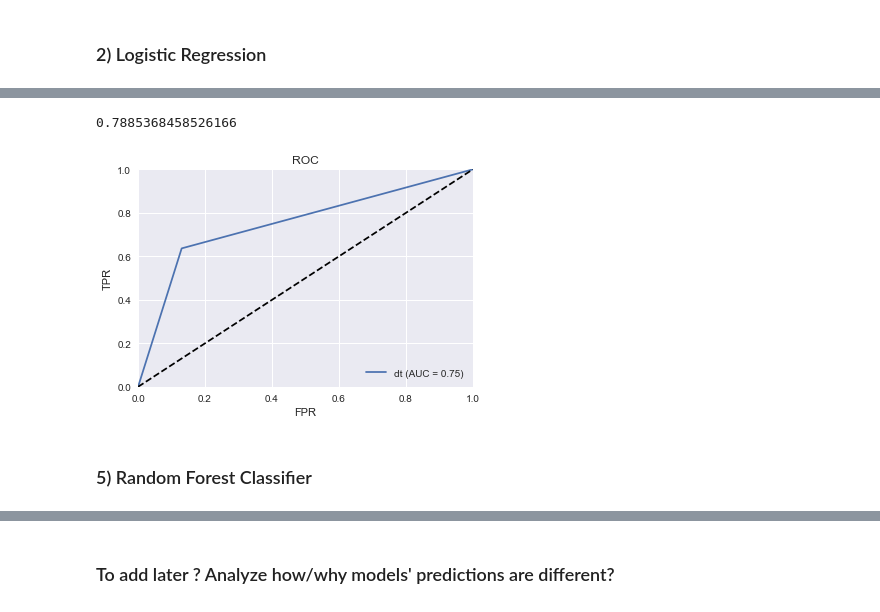
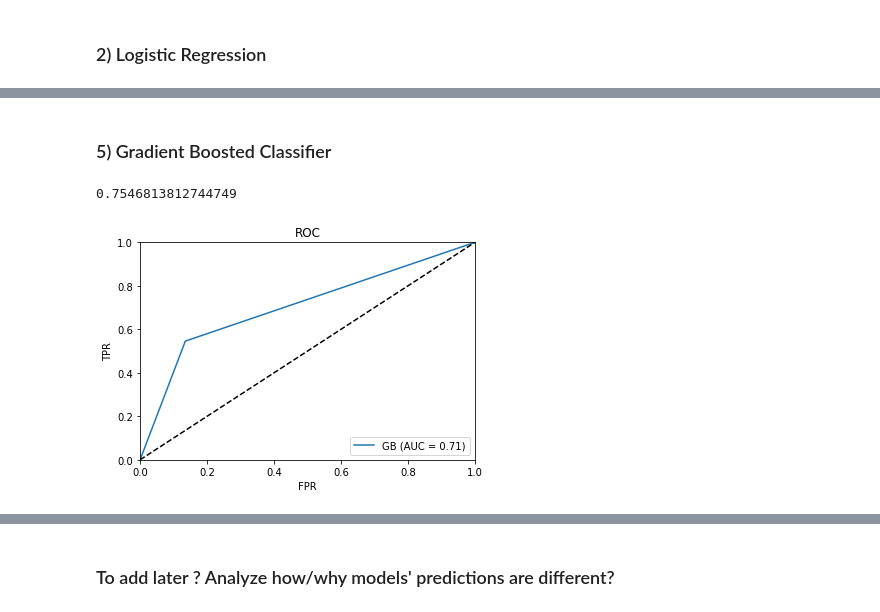
Before and after one commit to da1933/Carpe-Vinum, a Jupyter notebook: Wine Modeling.ipynb, the cells around one changed output, grey strips where cells are left out. Cells and saved outputs as stored; diff of their text form; code cells hidden in the pictures.

```diff
--- a/Wine Modeling.ipynb
+++ b/Wine Modeling.ipynb
@@ -122,8 +132,8 @@ plotAUC(testY['over90'],nb.predict(testX[features]),'Naive Bayes')
 #### b) Gaussian
 # %%
 gnb = GaussianNB()
-gnb.fit(trainX[features], trainY['over90'])
-gnb_preds=gnb.predict(testX[features])
-print(gnb.score(testX[features],testY['over90']))
-plotAUC(testY['over90'],gnb.predict(testX[features]),'Naive Bayes')
+gnb.fit(trainX, trainY['over90'])
+gnb_preds=gnb.predict(testX)
+print(gnb.score(testX,testY['over90']))
+plotAUC(testY['over90'],gnb.predict(testX),'Naive Bayes')
 # %% [output]
@@ -133,8 +143,8 @@ plotAUC(testY['over90'],gnb.predict(testX[features]),'Naive Bayes')
 ### 2) Logistic Regression
 # %%
 lr = LogisticRegression()
-lr.fit(trainX[features],trainY['over90'])
-lr_preds=lr.predict(testX[features])
-print(lr.score(testX[features],testY['over90']))
-plotAUC(testY['over90'],lr.predict(testX[features]),'LogReg')
+lr.fit(trainX,trainY['over90'])
+lr_preds=lr.predict(testX)
+print(lr.score(testX,testY['over90']))
+plotAUC(testY['over90'],lr.predict(testX),'LogReg')
 # %% [output]
@@ -145,7 +155,7 @@ plotAUC(testY['over90'],lr.predict(testX[features]),'LogReg')
 # %%
-knn = KNeighborsClassifier(n_neighbors=5)
-knn.fit(trainX[features],trainY['over90'])
-knn_preds=knn.predict(testX[features])
-print(knn.score(testX[features],testY['over90']))
-plotAUC(testY['over90'],knn.predict(testX[features]),'KNN')
+dt=DecisionTreeClassifier()
+dt.fit(trainX,trainY['over90'])
+dt_preds=dt.predict(testX)
+print(dt.score(testX,testY['over90']))
+plotAUC(testY['over90'],dt.predict(testX),'dt')
 # %% [output]
@@ -155,0 +166,6 @@ plotAUC(testY['over90'],knn.predict(testX[features]),'KNN')
+# %%
+rfc=RandomForestClassifier(criterion='entropy')
+rfc.fit(trainX,trainY['over90'])
+rfc_preds=rfc.predict(testX)
+print(rfc.score(testX,testY['over90']))
+plotAUC(testY['over90'],rfc.predict(testX),'RFC')
@@ -156,11 +175,11 @@ plotAUC(testY['over90'],knn.predict(testX[features]),'KNN')
+# %% [markdown]
+### 5) Gradient Boosted Classifier
 # %%
-dt=DecisionTreeClassifier()
-dt.fit(trainX[features],trainY['over90'])
-dt_preds=dt.predict(testX[features])
-print(dt.score(testX[features],testY['over90']))
-plotAUC(testY['over90'],dt.predict(testX[features]),'dt')
+gbc=GradientBoostingClassifier()
+gbc.fit(trainX,trainY['over90'])
+gbc_preds=gbc.predict(testX)
+print(gbc.score(testX,testY['over90']))
+plotAUC(testY['over90'],gbc.predict(testX),'GB')
 # %% [output]
-0.7885368458526166
+0.7546813812744749
-[figure, old version]
+[figure, new version]
-# %% [markdown]
-### 5) Random Forest Classifier
```
Also changed, not shown: parts of 28 cells of this notebook.
